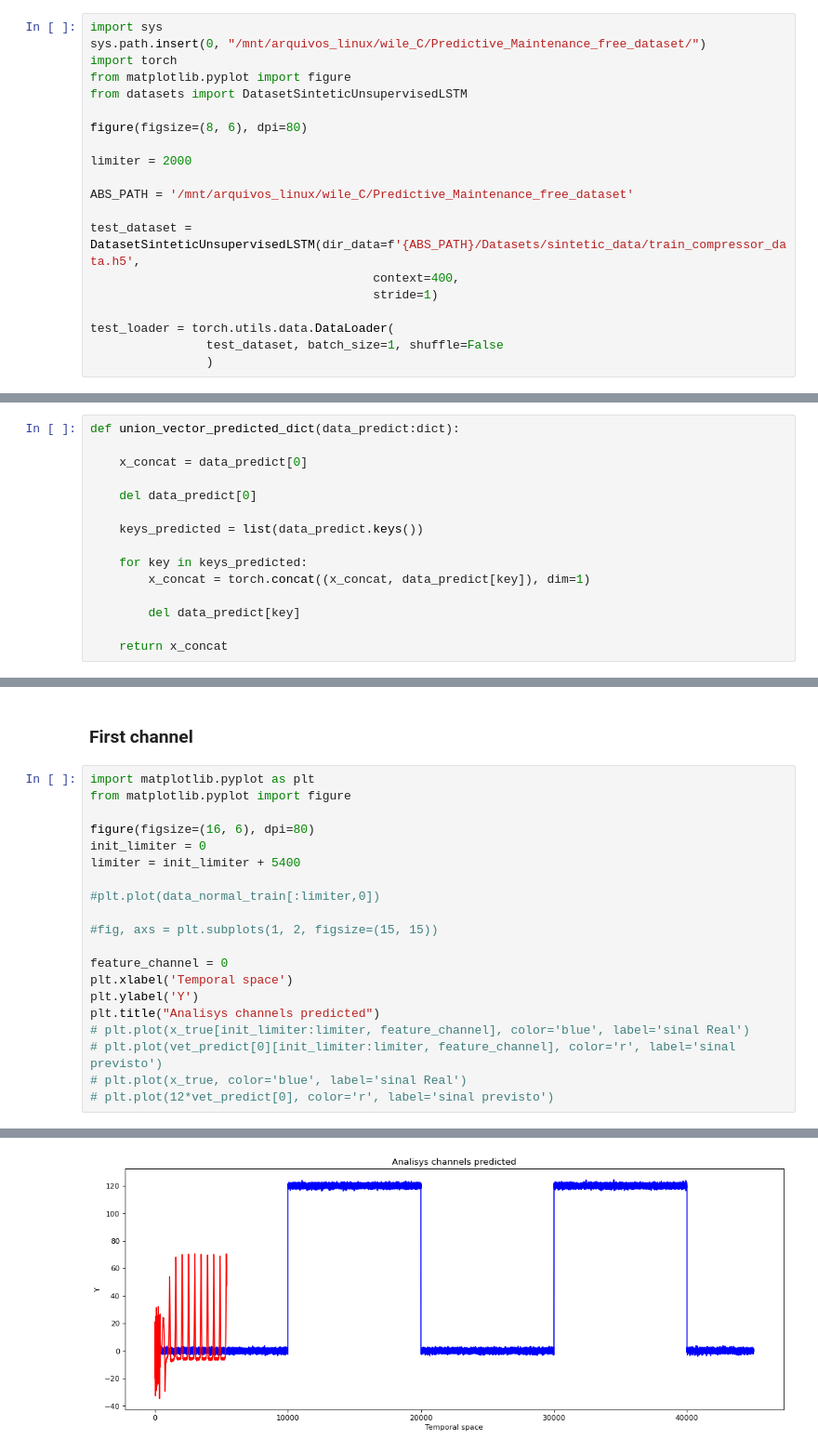
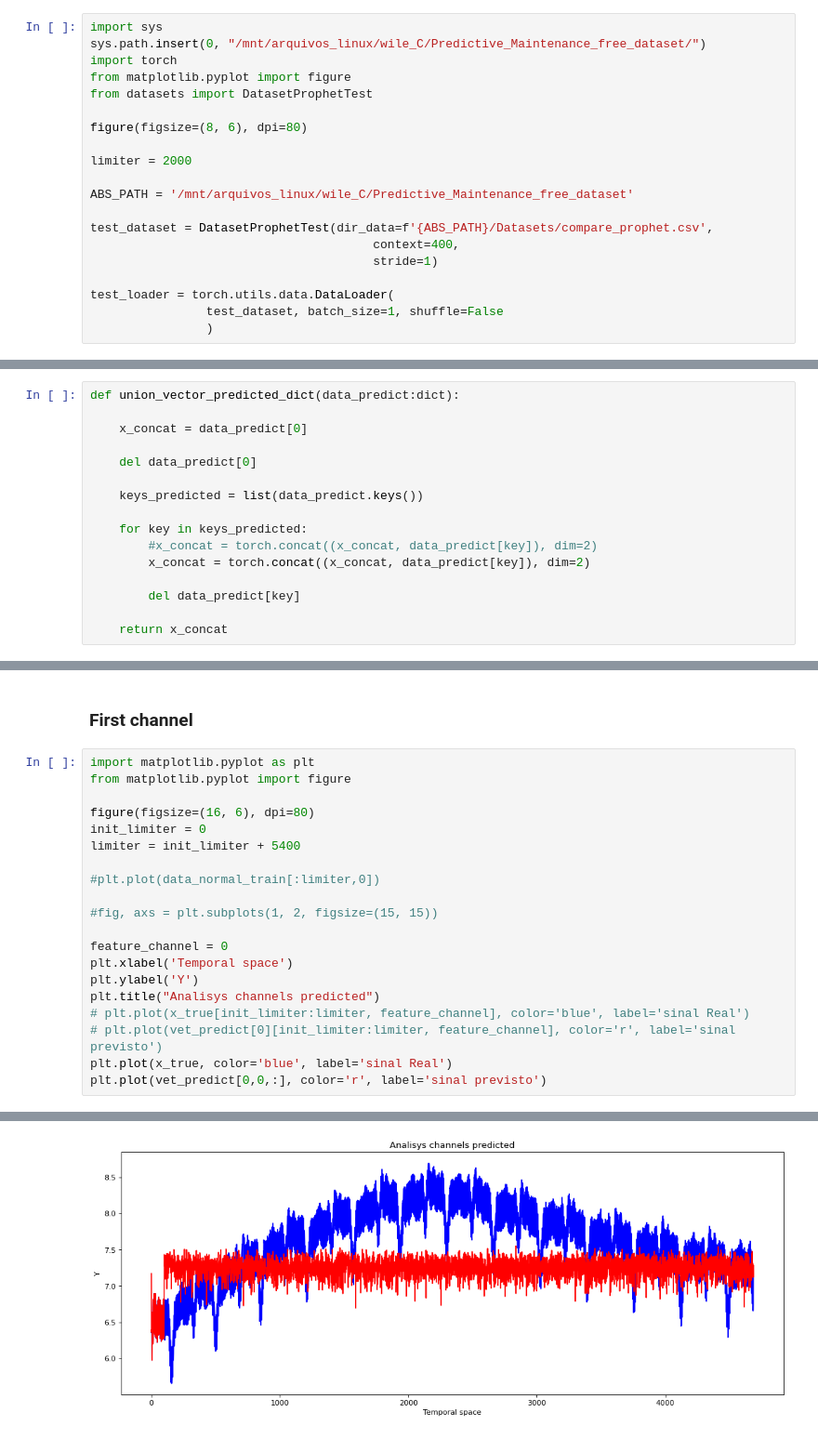
Before and after one commit to oliveiraMats2/Predictive_Maintenance_free_dataset, a Jupyter notebook: notebooks/visualize_predicted_LSTM_CONV.ipynb, the cells around one changed output, grey strips where cells are left out. Shown at 93% size. Drawn from its saved outputs; the diff is of its cells as text.

```diff
--- a/notebooks/visualize_predicted_LSTM_CONV.ipynb
+++ b/notebooks/visualize_predicted_LSTM_CONV.ipynb
@@ -3,7 +3,7 @@ import sys
 sys.path.insert(0, "/mnt/arquivos_linux/wile_C/Predictive_Maintenance_free_dataset/")
 import torch
 from matplotlib.pyplot import figure
-from datasets import DatasetSinteticUnsupervisedLSTM
+from datasets import DatasetProphetTest
 
 figure(figsize=(8, 6), dpi=80)
 
@@ -11,7 +11,7 @@ limiter = 2000
 
 ABS_PATH = '/mnt/arquivos_linux/wile_C/Predictive_Maintenance_free_dataset'
 
-test_dataset = DatasetSinteticUnsupervisedLSTM(dir_data=f'{ABS_PATH}/Datasets/sintetic_data/train_compressor_data.h5',
+test_dataset = DatasetProphetTest(dir_data=f'{ABS_PATH}/Datasets/compare_prophet.csv',
                                        context=400,
                                        stride=1)
 
@@ -31,7 +31,8 @@ def union_vector_predicted_dict(data_predict:dict):
     keys_predicted = list(data_predict.keys())
 
     for key in keys_predicted:
-        x_concat = torch.concat((x_concat, data_predict[key]), dim=1)
+        #x_concat = torch.concat((x_concat, data_predict[key]), dim=2)
+        x_concat = torch.concat((x_concat, data_predict[key]), dim=2)
 
         del data_predict[key]
 
@@ -71,23 +72,23 @@ x_true.shape, vet_predict.shape
 # %%
 import matplotlib.pyplot as plt
 from matplotlib.pyplot import figure
 
 figure(figsize=(16, 6), dpi=80)
 init_limiter = 0
 limiter = init_limiter + 5400
 
 #plt.plot(data_normal_train[:limiter,0])
 
 #fig, axs = plt.subplots(1, 2, figsize=(15, 15))
 
 feature_channel = 0
 plt.xlabel('Temporal space')
 plt.ylabel('Y')
 plt.title("Analisys channels predicted")
 # plt.plot(x_true[init_limiter:limiter, feature_channel], color='blue', label='sinal Real')
 # plt.plot(vet_predict[0][init_limiter:limiter, feature_channel], color='r', label='sinal previsto')
-# plt.plot(x_true, color='blue', label='sinal Real')
-# plt.plot(12*vet_predict[0], color='r', label='sinal previsto')
+plt.plot(x_true, color='blue', label='sinal Real')
+plt.plot(vet_predict[0,0,:], color='r', label='sinal previsto')
 # %% [output]
 [<matplotlib.lines.Line2D at 0x...>]
-[figure, old version]
+[figure, new version]
```
Also changed, not shown: parts of 6 cells of this notebook, 28 other files.
